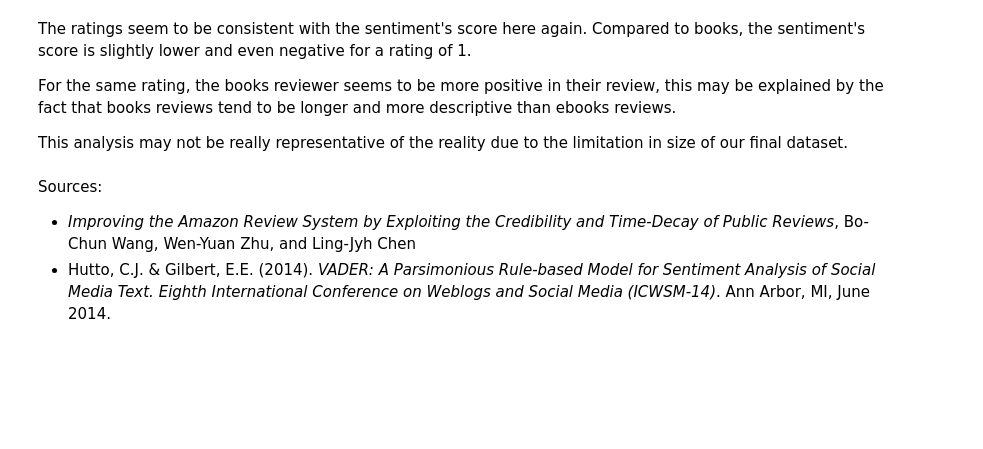
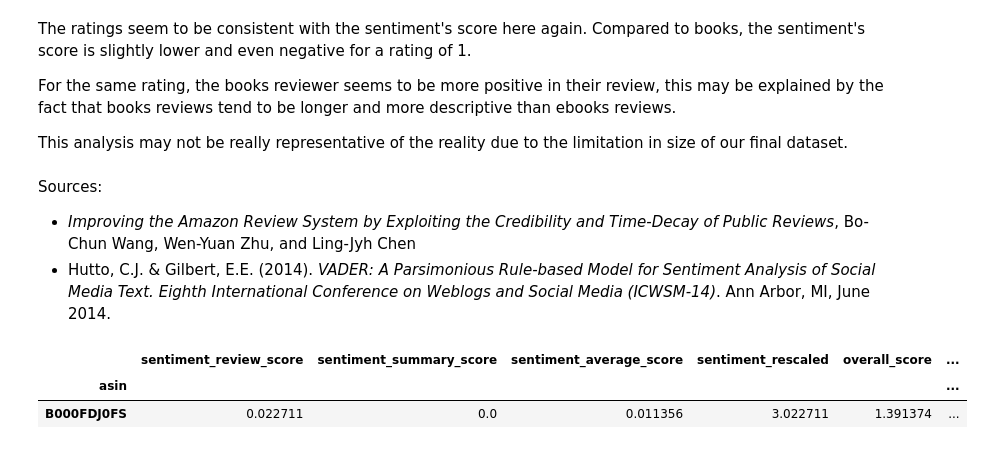
Before and after one commit to mj2905/ProjectMYP, a Jupyter notebook: project/Milestone 2.ipynb, the cells around one changed output. Drawn from its saved outputs; the diff is of its cells as text; code cells hidden in the pictures; blank space fills up the shorter version.

```diff
--- a/project/Milestone 2.ipynb
+++ b/project/Milestone 2.ipynb
@@ -549,18 +549,31 @@ def weighted_scores(data):
     data['sentiment_review'] = data['reviewText'].apply(func)
     data['sentiment_summary'] = data['summary'].apply(func)
 
+    data['sentiment_average'] = (data['sentiment_review'] + data['sentiment_summary'])*0.5
+    data['sentiment_rescaled'] = (data['sentiment_average'] + 1) * 2 + 1
+
+    data['combined'] = (data['sentiment_rescaled'] + data['overall']) * 0.5
+
     # multiply the scores with the weight
-    data['weighted_sentiment'] = data['weighted_help'] * data['sentiment']
+    data['weighted_sentiment_review'] = data['weighted_help'] * data['sentiment_review']
+    data['weighted_sentiment_summary'] = data['weighted_help'] * data['sentiment_summary']
+    data['weighted_sentiment_average'] = data['weighted_help'] * data['sentiment_average']
+    data['weighted_sentiment_rescaled'] = data['weighted_help'] * data['sentiment_rescaled']
     data['weighted_overall'] = data['weighted_help'] * data['overall']
+    data['weighted_combined'] = data['weighted_help'] * data['combined']
 
     # sum everything
     weighted_score = data.groupby(data['asin']).sum()
 
     # divide by the sum of the weights to obtain the weighted average
-    weighted_score['sentiment score'] = weighted_score['weighted_sentiment']/weighted_score['weighted_help']
-    weighted_score['overall score'] = weighted_score['weighted_overall']/weighted_score['weighted_help']
+    weighted_score['sentiment_review_score'] = weighted_score['weighted_sentiment_review']/weighted_score['weighted_help']
+    weighted_score['sentiment_summary_score'] = weighted_score['weighted_sentiment_summary']/weighted_score['weighted_help']
+    weighted_score['sentiment_average_score'] = weighted_score['weighted_sentiment_average']/weighted_score['weighted_help']
+    weighted_score['sentiment_rescaled'] = weighted_score['weighted_sentiment_rescaled']/weighted_score['weighted_help']
+    weighted_score['overall_score'] = weighted_score['weighted_overall']/weighted_score['weighted_help']
+    weighted_score['combined_score'] = weighted_score['weighted_combined']/weighted_score['weighted_help']
 
-    return weighted_score[['sentiment score', 'overall score']]
+    return weighted_score[['sentiment_review_score', 'sentiment_summary_score', 'sentiment_average_score', 'sentiment_rescaled', 'overall_score', 'combined_score']]
 # %%
 matched_ebooks= pd.read_csv(matched_ebooks_path)
 matched_books = pd.read_csv(matched_books_path)
@@ -668,3 +702,9 @@ This analysis may not be really representative of the reality due to the limitat
 Sources:
 * *Improving the Amazon Review System by Exploiting the Credibility and Time-Decay of Public Reviews*, Bo-Chun Wang, Wen-Yuan Zhu, and Ling-Jyh Chen
 * Hutto, C.J. & Gilbert, E.E. (2014). *VADER: A Parsimonious Rule-based Model for Sentiment Analysis of Social Media Text. Eighth International Conference on Weblogs and Social Media (ICWSM-14)*. Ann Arbor, MI, June 2014.
+# %%
+weighted_scores(matched_ebooks.head().copy())
+# %% [output]
+|  | sentiment_review_score | sentiment_summary_score | sentiment_average_score | sentiment_rescaled | overall_score | ... |
+| asin |  |  |  |  |  | ... |
+| B000FDJ0FS | 0.022711 | 0.0 | 0.011356 | 3.022711 | 1.391374 | ... |
```
Also changed, not shown: parts of 5 cells of this notebook.
